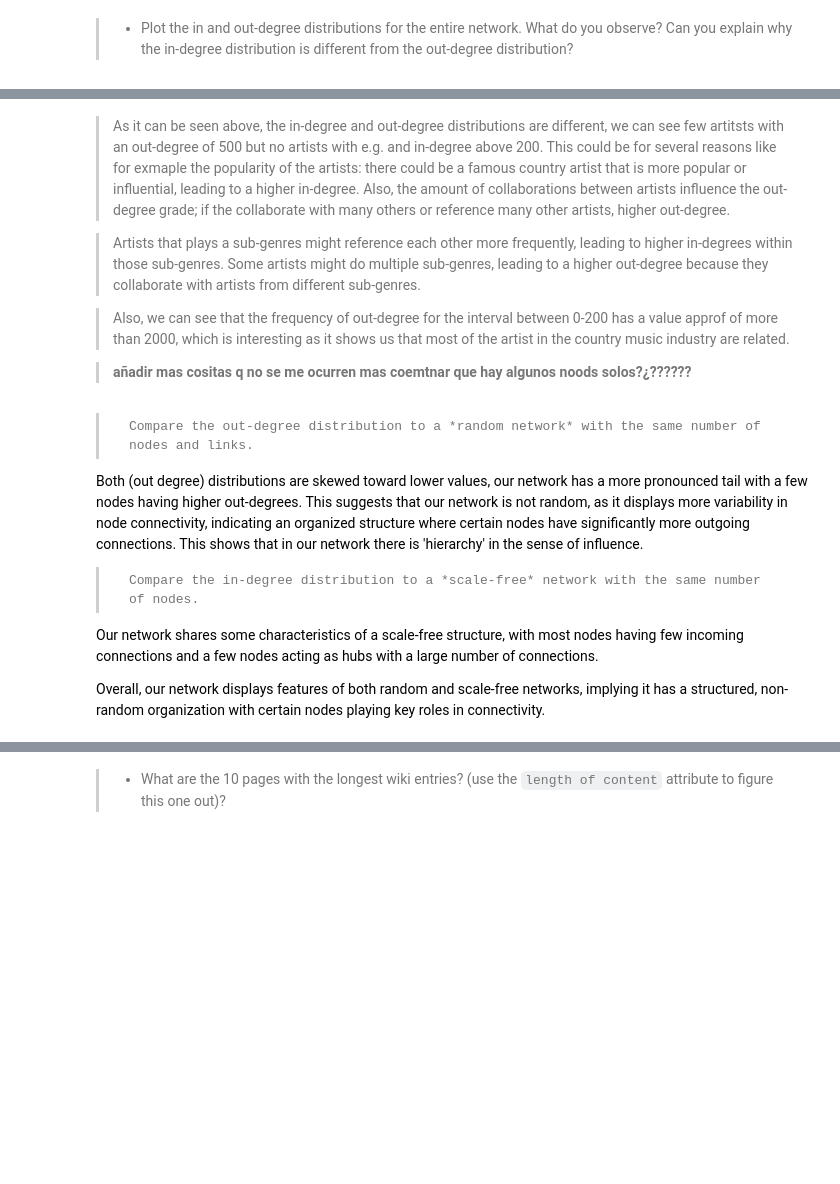
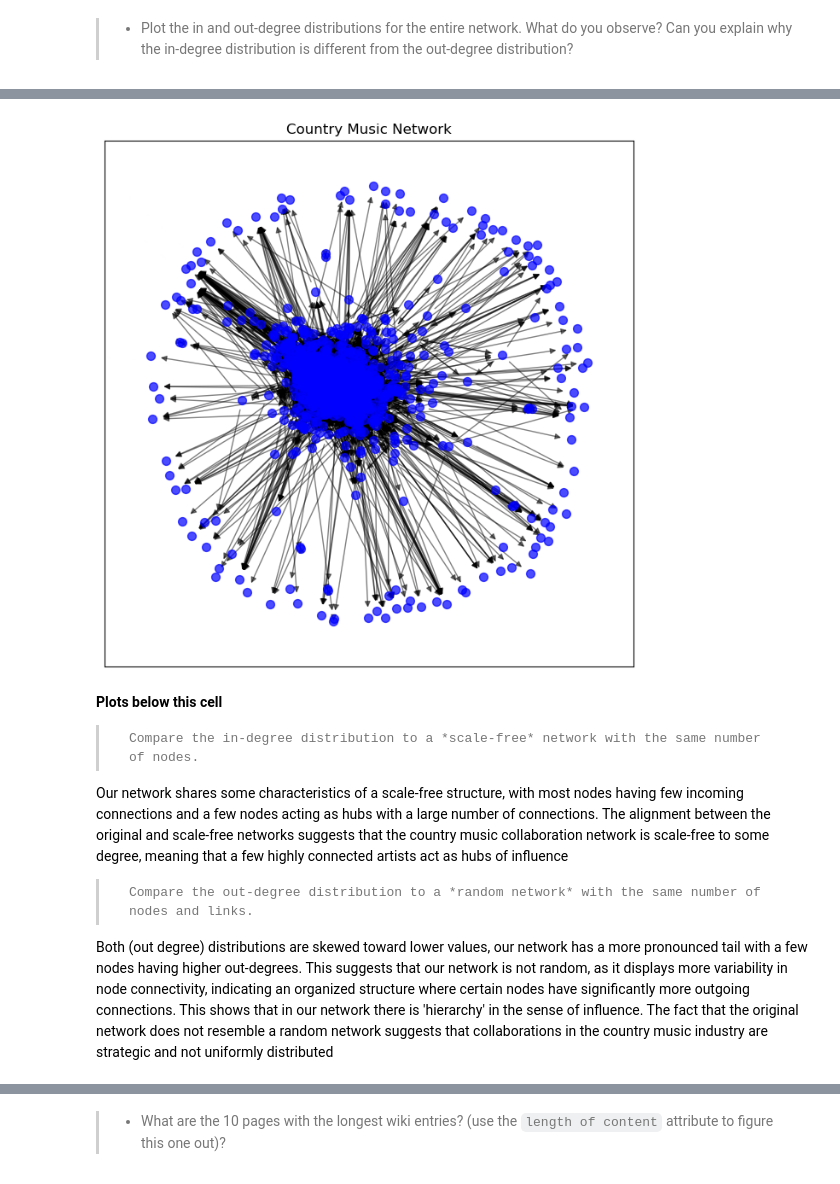
Before and after one commit to famu8/socialgraphs2024, a Jupyter notebook: Assignment1.ipynb, the cells around one changed output, grey strips where cells are left out. Saved outputs shown, nothing was run; the diff lists cells and outputs as text; code cells hidden in the pictures; blank space fills up the shorter version.

```diff
--- a/Assignment1.ipynb
+++ b/Assignment1.ipynb
@@ -406,31 +433,20 @@ plt.show()
 # %%
-plt.figure(figsize=(12, 12))
+plt.figure(figsize=(8, 8))
 pos = nx.spring_layout(G)
 nx.draw_networkx_nodes(G, pos, node_size=50, node_color='blue', alpha=0.7)
 nx.draw_networkx_edges(G, pos, alpha=0.5)
 plt.title("Country Music Network")
 plt.show()
+# %% [output]
+[figure, added]
-# %% [markdown]
-> As it can be seen above, the in-degree and out-degree distributions are different, we can see few artitsts with an out-degree of 500 but no artists with e.g. and in-degree above 200. This could be for several reasons like for exmaple the popularity of the artists: there could be a famous country artist that is more popular or influential, leading to a higher in-degree. Also, the amount of collaborations between artists influence the out-degree grade; if the collaborate with many others or reference many other artists, higher out-degree.
-
-> Artists that plays a sub-genres might reference each other more frequently, leading to higher in-degrees within those sub-genres. Some artists might do multiple sub-genres, leading to a higher out-degree because they collaborate with artists from different sub-genres.
-
-> Also, we can see that the frequency of out-degree for the interval between 0-200 has a value approf of more than 2000, which is interesting as it shows us that most of the artist in the country music industry are related.
-
-
-> **añadir mas cositas q no se me ocurren mas coemtnar que hay algunos noods solos?¿??????**
 # %% [markdown]
+**Plots below this cell**
+>     Compare the in-degree distribution to a *scale-free* network with the same number of nodes.
+Our network shares some characteristics of a scale-free structure, with most nodes having few incoming connections and a few nodes acting as hubs with a large number of connections. The alignment between the original and scale-free networks suggests that the country music collaboration network is scale-free to some degree, meaning that a few highly connected artists act as hubs of influence
+
 >     Compare the out-degree distribution to a *random network* with the same number of nodes and links.
 
-Both (out degree) distributions are skewed toward lower values, our network has a more pronounced tail with a few nodes having higher out-degrees. This suggests that our network is not random, as it displays more variability in node connectivity, indicating an organized structure where certain nodes have significantly more outgoing connections. This shows that in our network there is 'hierarchy' in the sense of influence.
-
-
->     Compare the in-degree distribution to a *scale-free* network with the same number of nodes.
-Our network shares some characteristics of a scale-free structure, with most nodes having few incoming connections and a few nodes acting as hubs with a large number of connections.
-
-
-
-Overall, our network displays features of both random and scale-free networks, implying it has a structured, non-random organization with certain nodes playing key roles in connectivity.
+Both (out degree) distributions are skewed toward lower values, our network has a more pronounced tail with a few nodes having higher out-degrees. This suggests that our network is not random, as it displays more variability in node connectivity, indicating an organized structure where certain nodes have significantly more outgoing connections. This shows that in our network there is 'hierarchy' in the sense of influence. The fact that the original network does not resemble a random network suggests that collaborations in the country music industry are strategic and not uniformly distributed
 # %%
 num_nodes = G.number_of_nodes()
 num_edges = G.number_of_edges()
```
Also changed, not shown: parts of 21 cells of this notebook.
